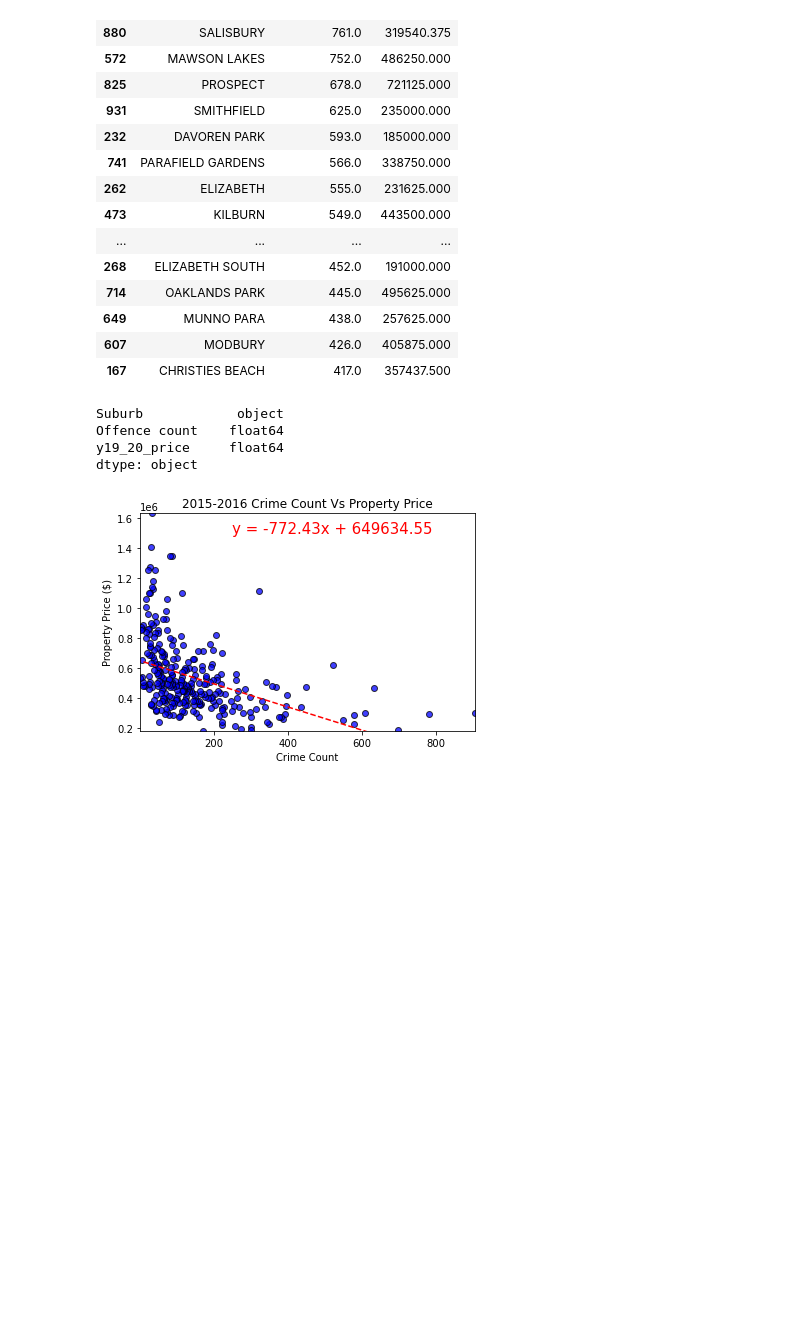
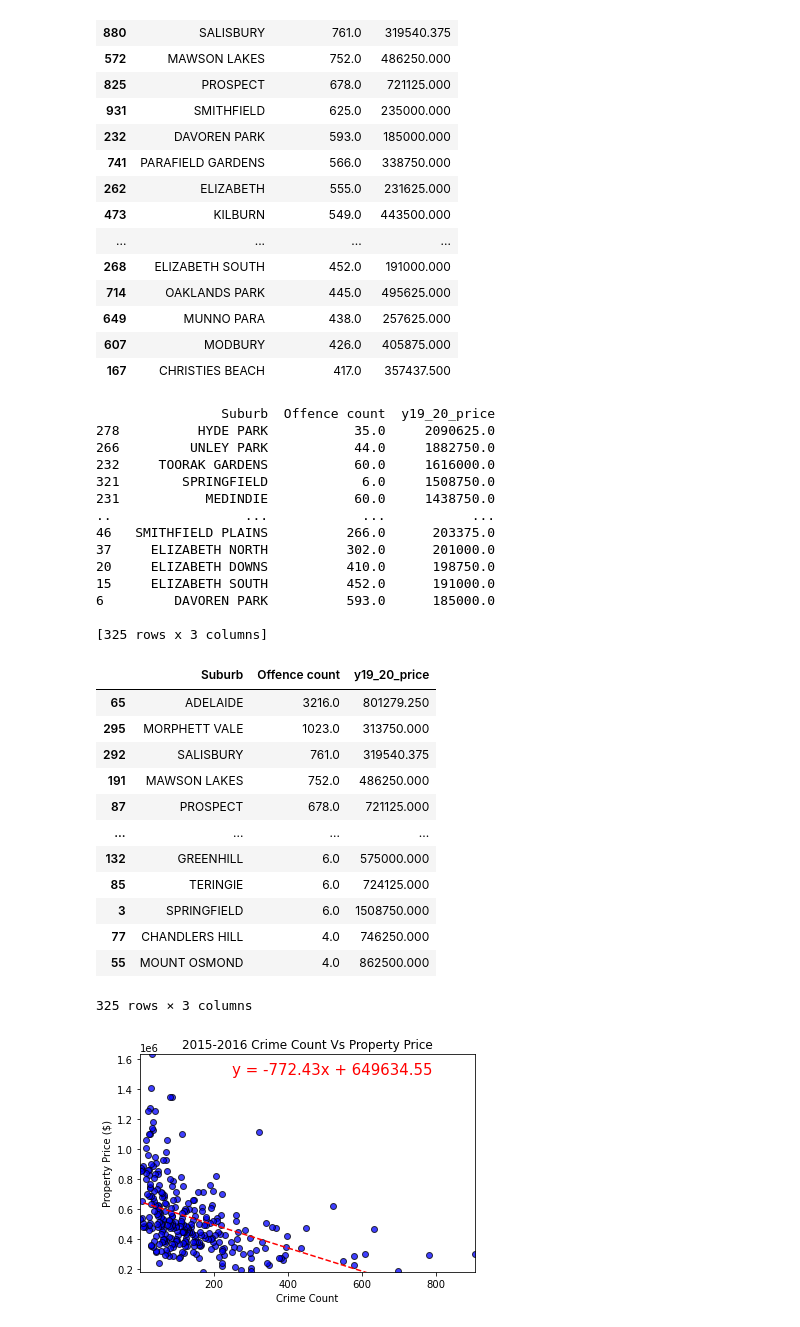
Before and after one commit to Sprettle/Chevrolet-Chilis, a Jupyter notebook: suburb_crime.ipynb, the cells around one changed output. Cells and saved outputs as stored; diff of their text form; code cells hidden in the pictures; blank space fills up the shorter version.

```diff
--- a/suburb_crime.ipynb
+++ b/suburb_crime.ipynb
@@ -910,13 +895,64 @@ y19_20.head(20)
 | 649 | MUNNO PARA | 438.0 | 257625.000 |
 | 607 | MODBURY | 426.0 | 405875.000 |
 | 167 | CHRISTIES BEACH | 417.0 | 357437.500 |
-# %%
-y19_20.dtypes
-# %% [output]
-Suburb            object
-Offence count    float64
-y19_20_price     float64
-dtype: object
+# %%
+### FOR 2019-2020 data,
+# Attain the:
+# crime count ranking for the top 3 property price
+# property price ranking for the top 3 crime count suburbs
+
+#------------------------------------
+# crime count ranking for the top 3 property price
+#Index by crime count (Ranking: 0 highest crime count)
+y19_20
+y19_20_crime_rank=y19_20.reset_index()
+y19_20_crime_rank=y19_20_crime_rank.drop(columns={'index'})
+y19_20_crime_rank
+
+#Sort values ascending by price (most expensive first). Keep index as it represents highest crime count
+y19_20_crime_rank=y19_20_crime_rank.sort_values(by='y19_20_price', ascending=False)
+print(y19_20_crime_rank)#This gives the suburbs listed out by highest to lowest property price. Index shows the crime ranking with ranking=1 being the highest crime count (ranking = index+1 as index starts at 0)
+
+#-----------------------------------
+# property price ranking for the top 3 crime count suburbs
+#Index ranking by Property Price (Ranking:0 most expensive)
+y19_20
+y19_20_prop_rank=y19_20_prop_rank.sort_values(by='y19_20_price', ascending=False)
+y19_20_prop_rank=y19_20_prop_rank.reset_index()
+y19_20_prop_rank=y19_20_prop_rank.drop(columns={'index'})
+y19_20_prop_rank
+
+# #Ascending values of y19_20_price in dataframe. Index shows the y19_20 property price ranking (ranking = index+1 as index starts at 0)
+y19_20_prop_rank=y19_20_prop_rank.sort_values(by='Offence count', ascending=False)
+y19_20_prop_rank
+# %% [output]
+                Suburb  Offence count  y19_20_price
+278          HYDE PARK           35.0     2090625.0
+266         UNLEY PARK           44.0     1882750.0
+232     TOORAK GARDENS           60.0     1616000.0
+321        SPRINGFIELD            6.0     1508750.0
+231           MEDINDIE           60.0     1438750.0
+..                 ...            ...           ...
+46   SMITHFIELD PLAINS          266.0      203375.0
+37     ELIZABETH NORTH          302.0      201000.0
+20     ELIZABETH DOWNS          410.0      198750.0
+15     ELIZABETH SOUTH          452.0      191000.0
+6         DAVOREN PARK          593.0      185000.0
+
+[325 rows x 3 columns]
+|  | Suburb | Offence count | y19_20_price |
+| 65 | ADELAIDE | 3216.0 | 801279.250 |
+| 295 | MORPHETT VALE | 1023.0 | 313750.000 |
+| 292 | SALISBURY | 761.0 | 319540.375 |
+| 191 | MAWSON LAKES | 752.0 | 486250.000 |
+| 87 | PROSPECT | 678.0 | 721125.000 |
+| ... | ... | ... | ... |
+| 132 | GREENHILL | 6.0 | 575000.000 |
+| 85 | TERINGIE | 6.0 | 724125.000 |
+| 3 | SPRINGFIELD | 6.0 | 1508750.000 |
+| 77 | CHANDLERS HILL | 4.0 | 746250.000 |
+| 55 | MOUNT OSMOND | 4.0 | 862500.000 |
+325 rows × 3 columns
 # %%
 # SCATTER PLOT: 2015-2016 Crime Count Vs Property Price
 
```
Also changed, not shown: parts of 4 cells of this notebook, 6 other files.
